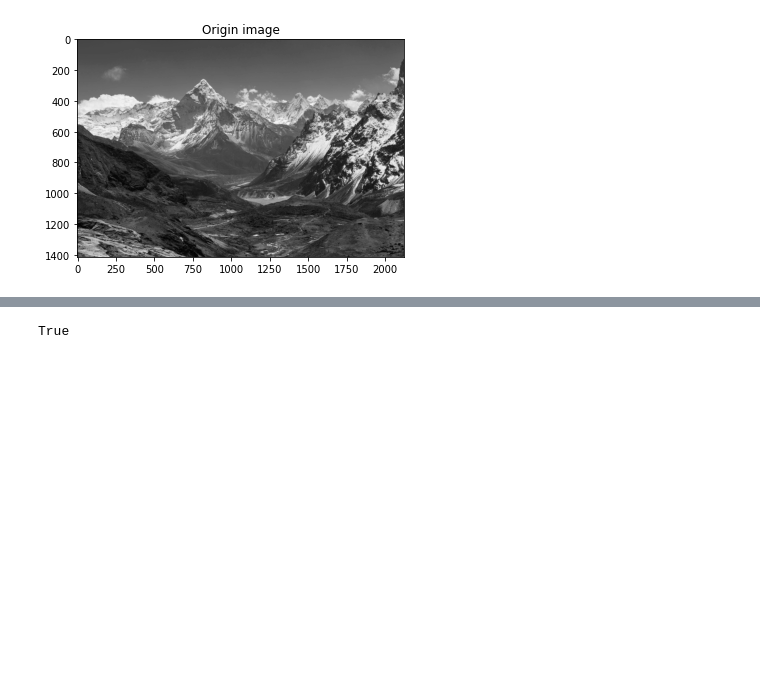
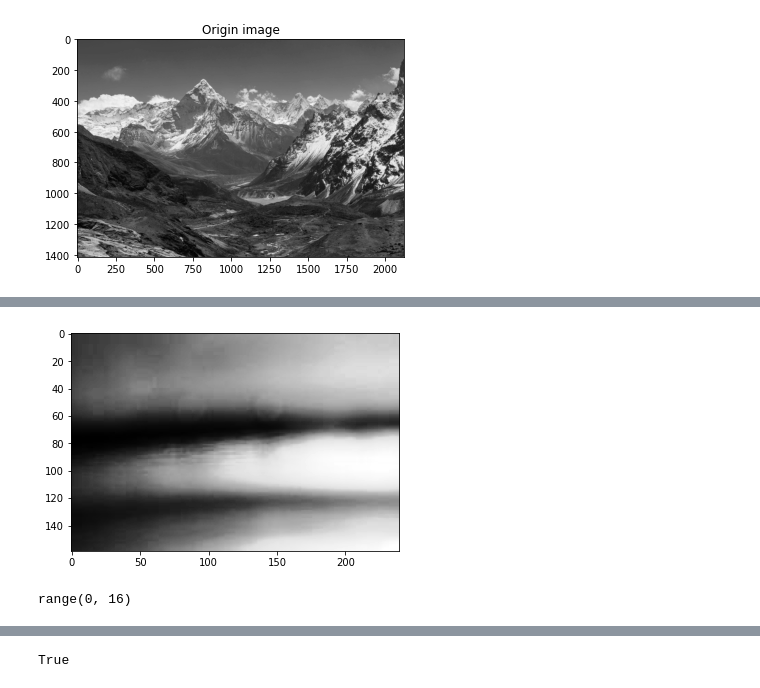
Before and after one commit to rafaelsangarcia/VisionComputarizada, a Jupyter notebook: Modulo2/Tareas/2_6_Google_Colab_Algoritmos_de_Mejoramiento_de_Imágenes_basado_por_Pixeles.ipynb, the cells around one changed output, grey strips where cells are left out. Saved outputs shown, nothing was run; the diff lists cells and outputs as text; code cells hidden in the pictures; blank space fills up the shorter version.

```diff
--- a/Modulo2/Tareas/2_6_Google_Colab_Algoritmos_de_Mejoramiento_de_Imágenes_basado_por_Pixeles.ipynb
+++ b/Modulo2/Tareas/2_6_Google_Colab_Algoritmos_de_Mejoramiento_de_Imágenes_basado_por_Pixeles.ipynb
@@ -40,0 +85,11 @@ plt.show()
+# %%
+Water_0eq = exposure.equalize_hist(img0)
+plt.imshow(Water_0eq,cmap='gray')
+plt.show()
+# %% [output]
+[figure, added]
+# %%
+a = range(16)
+a
+# %% [output]
+range(0, 16)
```
Also changed, not shown: parts of 11 cells of this notebook.
